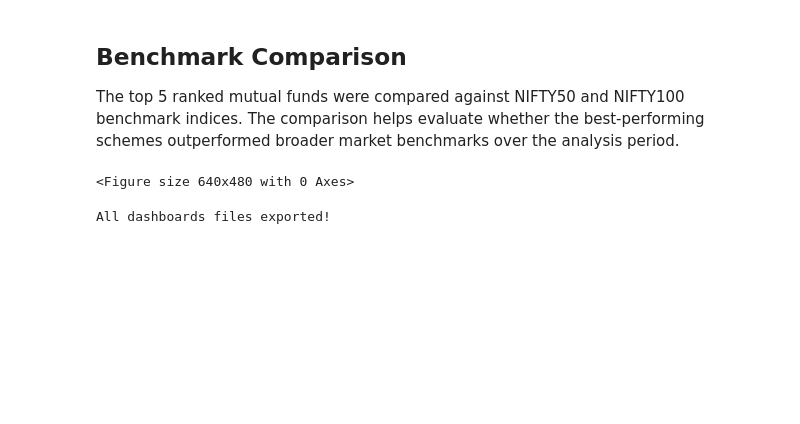
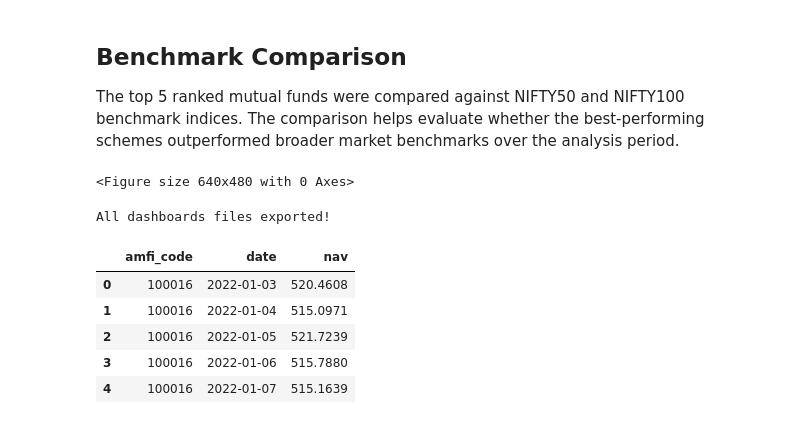
Before and after one commit to suryakant565/bluestock_mf_capstone, a Jupyter notebook: notebooks/04_Performance_Analytics.ipynb, the cells around one changed output. Cells and saved outputs as stored; diff of their text form; code cells hidden in the pictures; blank space fills up the shorter version.

```diff
--- a/notebooks/04_Performance_Analytics.ipynb
+++ b/notebooks/04_Performance_Analytics.ipynb
@@ -527,3 +527,12 @@ conn.close()
 print("All dashboards files exported!")
 # %% [output]
 All dashboards files exported!
+# %%
+nav.head()
+# %% [output]
+|  | amfi_code | date | nav |
+| 0 | 100016 | 2022-01-03 | 520.4608 |
+| 1 | 100016 | 2022-01-04 | 515.0971 |
+| 2 | 100016 | 2022-01-05 | 521.7239 |
+| 3 | 100016 | 2022-01-06 | 515.7880 |
+| 4 | 100016 | 2022-01-07 | 515.1639 |
```
Also changed, not shown: parts of 8 cells of this notebook, 7 other files.
